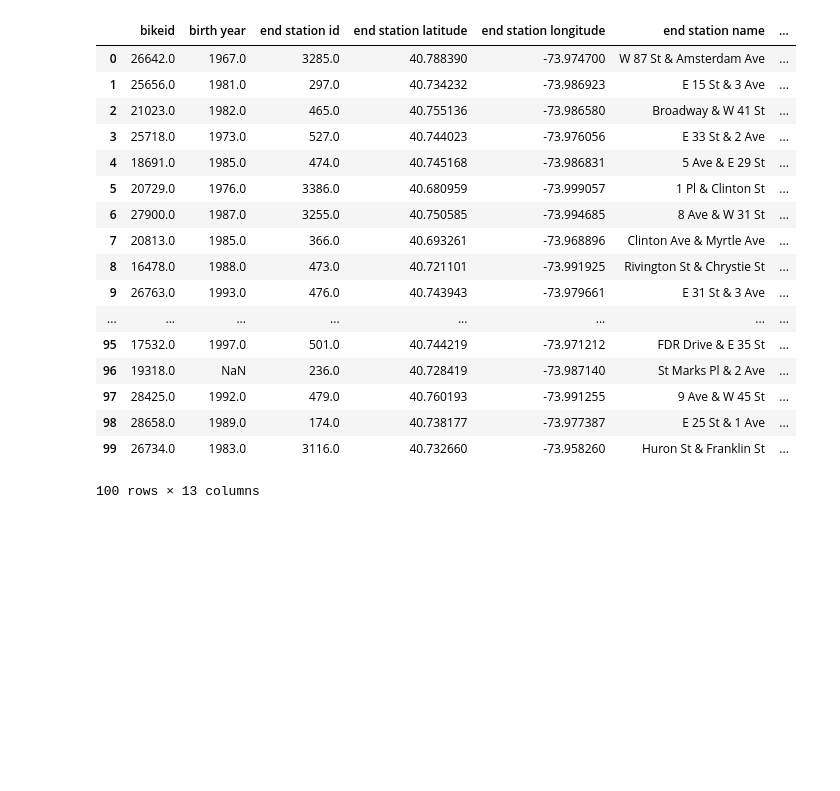
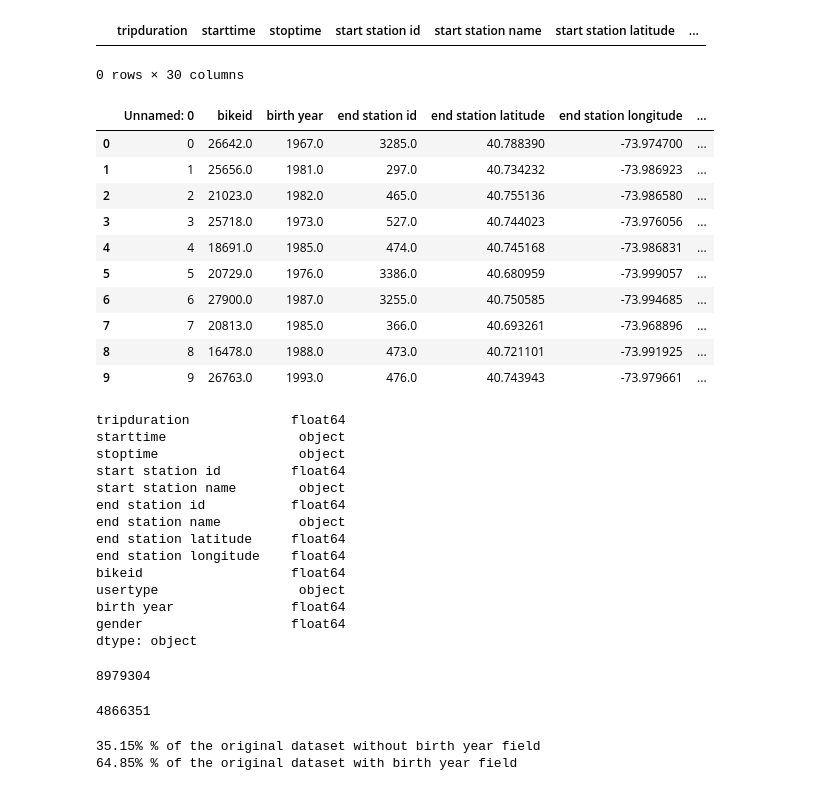
Before and after one commit to jinalklaulitz/PUI2018_msm796, a Jupyter notebook: HW4_msm796/Assignment2_msm796.ipynb, the cells around one changed output. Drawn from its saved outputs; the diff is of its cells as text; code cells hidden in the pictures; blank space fills up the shorter version.

```diff
--- a/HW4_msm796/Assignment2_msm796.ipynb
+++ b/HW4_msm796/Assignment2_msm796.ipynb
@@ -104,5 +116,5 @@ print(csv_files)
 # %%
 #downloads from beginning to latest available as of late September
-#download_citibike_data(2017,2017,1,12,puidata)
-complete_set=append_all_citi_bike_data(puidata)
+#download_citibike_data(2016,2016,1,12,puidata)
+#complete_set=append_all_citi_bike_data(puidata)
 # %% [output]
@@ -155,26 +154,41 @@ complete_set.head(100)
+# %%
+#complete_set.head(100)
+complete_set[pd.isnull(complete_set['Gender']==False)]
+# %% [output]
+|  | tripduration | starttime | stoptime | start station id | start station name | start station latitude | ... |
+0 rows × 30 columns
 # %%
 drop_cols=[x for x in complete_set.columns.get_values() if x not in ['bikeid', 'birth year','end station id','end station latitude','end station longitude','end station name','gender','start station id','start station','latitude','start station','longitude','start station name','starttime','stoptime','tripduration','usertype']]
 complete_set2=complete_set.drop(drop_cols,axis=1)
 # %%
-complete_set2.head(100)
+complete_set2.head(10)
 # %% [output]
-|  | bikeid | birth year | end station id | end station latitude | end station longitude | end station name | ... |
-| 0 | 26642.0 | 1967.0 | 3285.0 | 40.788390 | -73.974700 | W 87 St & Amsterdam Ave | ... |
-| 1 | 25656.0 | 1981.0 | 297.0 | 40.734232 | -73.986923 | E 15 St & 3 Ave | ... |
-| 2 | 21023.0 | 1982.0 | 465.0 | 40.755136 | -73.986580 | Broadway & W 41 St | ... |
-| 3 | 25718.0 | 1973.0 | 527.0 | 40.744023 | -73.976056 | E 33 St & 2 Ave | ... |
-| 4 | 18691.0 | 1985.0 | 474.0 | 40.745168 | -73.986831 | 5 Ave & E 29 St | ... |
-| 5 | 20729.0 | 1976.0 | 3386.0 | 40.680959 | -73.999057 | 1 Pl & Clinton St | ... |
-| 6 | 27900.0 | 1987.0 | 3255.0 | 40.750585 | -73.994685 | 8 Ave & W 31 St | ... |
-| 7 | 20813.0 | 1985.0 | 366.0 | 40.693261 | -73.968896 | Clinton Ave & Myrtle Ave | ... |
-| 8 | 16478.0 | 1988.0 | 473.0 | 40.721101 | -73.991925 | Rivington St & Chrystie St | ... |
-| 9 | 26763.0 | 1993.0 | 476.0 | 40.743943 | -73.979661 | E 31 St & 3 Ave | ... |
-| ... | ... | ... | ... | ... | ... | ... | ... |
-| 95 | 17532.0 | 1997.0 | 501.0 | 40.744219 | -73.971212 | FDR Drive & E 35 St | ... |
-| 96 | 19318.0 | NaN | 236.0 | 40.728419 | -73.987140 | St Marks Pl & 2 Ave | ... |
-| 97 | 28425.0 | 1992.0 | 479.0 | 40.760193 | -73.991255 | 9 Ave & W 45 St | ... |
-| 98 | 28658.0 | 1989.0 | 174.0 | 40.738177 | -73.977387 | E 25 St & 1 Ave | ... |
-| 99 | 26734.0 | 1983.0 | 3116.0 | 40.732660 | -73.958260 | Huron St & Franklin St | ... |
+|  | Unnamed: 0 | bikeid | birth year | end station id | end station latitude | end station longitude | ... |
+| 0 | 0 | 26642.0 | 1967.0 | 3285.0 | 40.788390 | -73.974700 | ... |
+| 1 | 1 | 25656.0 | 1981.0 | 297.0 | 40.734232 | -73.986923 | ... |
+| 2 | 2 | 21023.0 | 1982.0 | 465.0 | 40.755136 | -73.986580 | ... |
+| 3 | 3 | 25718.0 | 1973.0 | 527.0 | 40.744023 | -73.976056 | ... |
+| 4 | 4 | 18691.0 | 1985.0 | 474.0 | 40.745168 | -73.986831 | ... |
+| 5 | 5 | 20729.0 | 1976.0 | 3386.0 | 40.680959 | -73.999057 | ... |
+| 6 | 6 | 27900.0 | 1987.0 | 3255.0 | 40.750585 | -73.994685 | ... |
+| 7 | 7 | 20813.0 | 1985.0 | 366.0 | 40.693261 | -73.968896 | ... |
+| 8 | 8 | 16478.0 | 1988.0 | 473.0 | 40.721101 | -73.991925 | ... |
+| 9 | 9 | 26763.0 | 1993.0 | 476.0 | 40.743943 | -73.979661 | ... |
-100 rows × 13 columns
 # %%
-complete_set2.to_csv(puidata+'/complete_2017_bike.csv')
+#complete_set2.to_csv(puidata+'/complete_2017_bike.csv')
+complete_set2.dtypes
+# %% [output]
+tripduration             float64
+starttime                 object
+stoptime                  object
+start station id         float64
+start station name        object
+end station id           float64
+end station name          object
+end station latitude     float64
+end station longitude    float64
+bikeid                   float64
+usertype                  object
+birth year               float64
+gender                   float64
+dtype: object
@@ -180,0 +200,16 @@ complete_set2.to_csv(puidata+'/complete_2017_bike.csv')
+# %%
+len(age_2017)
+# %% [output]
+8979304
+# %%
+len(ageless_2017)
+# %% [output]
+4866351
+# %%
+pct_missing_birth=float(len(ageless_2017))/float(len(complete_set2))
+pct_birth=float(len(age_2017))/float(len(complete_set2))
+print("{:.2%} % of the original dataset without birth year field".format(pct_missing_birth))
+print("{:.2%} % of the original dataset with birth year field".format(pct_birth))
+# %% [output]
+35.15% % of the original dataset without birth year field
+64.85% % of the original dataset with birth year field
```
Also changed, not shown: parts of 22 cells of this notebook, 3 other files.
